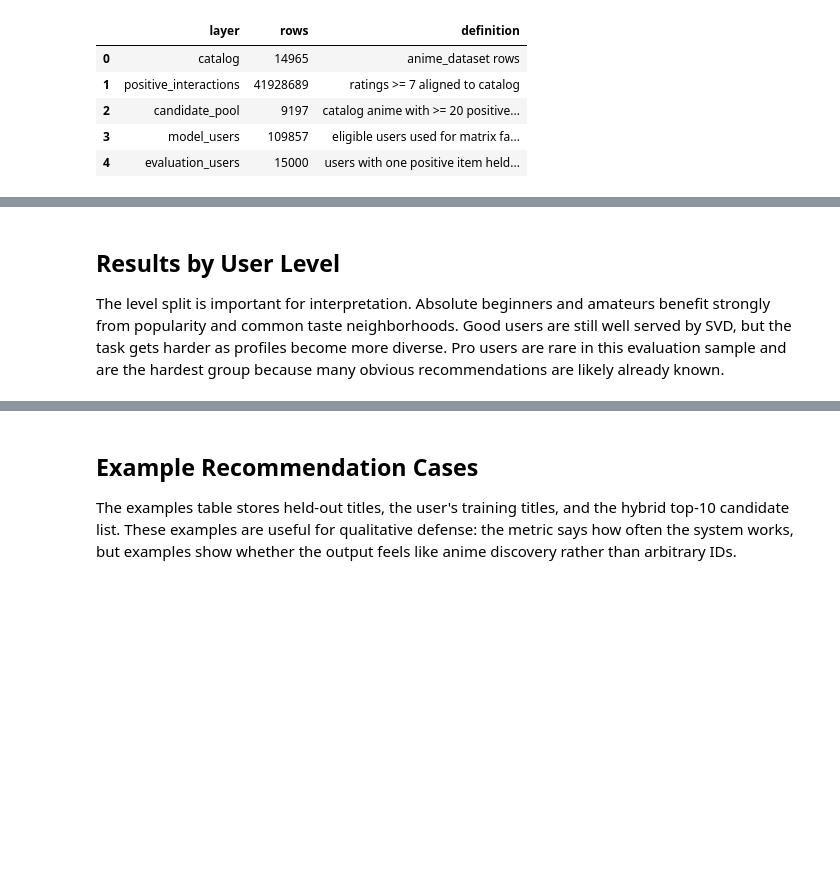
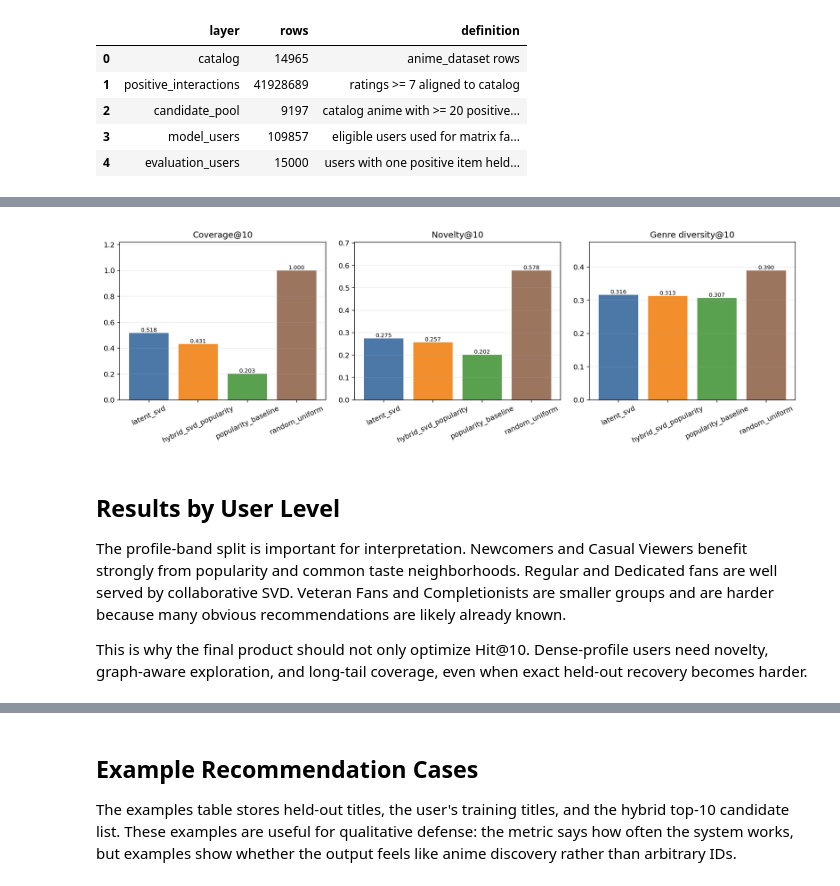
Before and after one commit to adecoss/anime-recommendation-system, a Jupyter notebook: notebooks/08_week10_recommendation_ranking.ipynb, the cells around one changed output, grey strips where cells are left out. Drawn from its saved outputs; the diff is of its cells as text; code cells hidden in the pictures; blank space fills up the shorter version.

```diff
--- a/notebooks/08_week10_recommendation_ranking.ipynb
+++ b/notebooks/08_week10_recommendation_ranking.ipynb
@@ -136,7 +172,13 @@ display(Image(filename=str(PLOT_DIR / 'week10_median_rank.png')))
+# %%
+display(Image(filename=str(PLOT_DIR / 'week10_discovery_metrics.png')))
+# %% [output]
+[figure, added]
 # %% [markdown]
 ## Results by User Level
 
-The level split is important for interpretation. Absolute beginners and amateurs benefit strongly from popularity and common taste neighborhoods. Good users are still well served by SVD, but the task gets harder as profiles become more diverse. Pro users are rare in this evaluation sample and are the hardest group because many obvious recommendations are likely already known.
+The profile-band split is important for interpretation. Newcomers and Casual Viewers benefit strongly from popularity and common taste neighborhoods. Regular and Dedicated fans are well served by collaborative SVD. Veteran Fans and Completionists are smaller groups and are harder because many obvious recommendations are likely already known.
+
+This is why the final product should not only optimize Hit@10. Dense-profile users need novelty, graph-aware exploration, and long-tail coverage, even when exact held-out recovery becomes harder.
 # %%
 level_metrics
 # %% [output]
```
Also changed, not shown: parts of 25 cells of this notebook, 55 other files.
